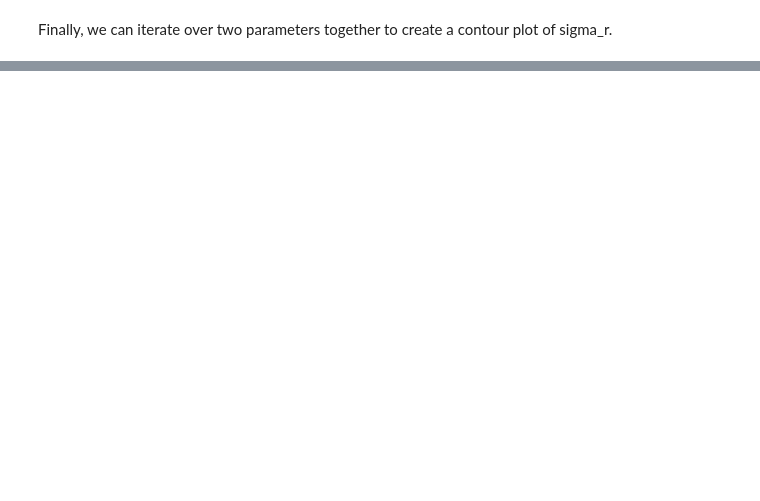
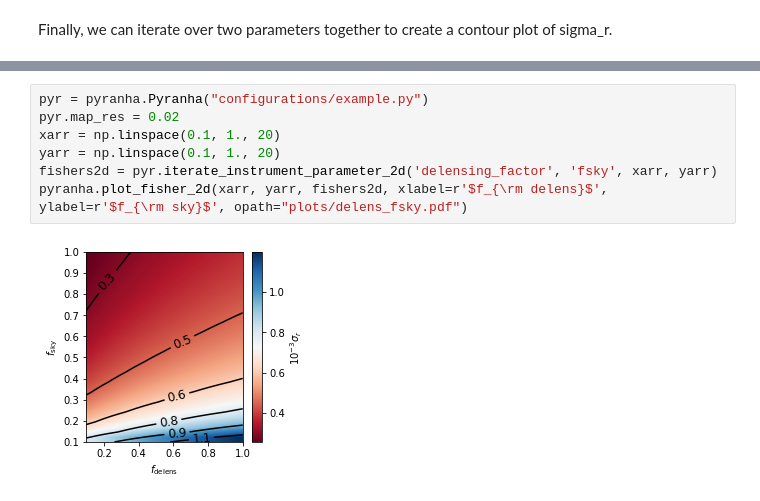
Before and after one commit to b-thorne/pyranha, a Jupyter notebook: example.ipynb, the cells around one changed output, grey strips where cells are left out. Saved outputs shown, nothing was run; the diff lists cells and outputs as text; blank space fills up the shorter version.

```diff
--- a/example.ipynb
+++ b/example.ipynb
@@ -52,0 +62,9 @@ pyranha.plot_fisher_2d(xarr, yarr, fishers2d, xlabel=r'$\ell_{\rm min}$', ylabel
+# %%
+pyr = pyranha.Pyranha("configurations/example.py")
+pyr.map_res = 0.02
+xarr = np.linspace(0.1, 1., 20)
+yarr = np.linspace(0.1, 1., 20)
+fishers2d = pyr.iterate_instrument_parameter_2d('delensing_factor', 'fsky', xarr, yarr)
+pyranha.plot_fisher_2d(xarr, yarr, fishers2d, xlabel=r'$f_{\rm delens}$', ylabel=r'$f_{\rm sky}$', opath="plots/delens_fsky.pdf")
+# %% [output]
+[figure, added]
```
Also changed, not shown: parts of 5 cells of this notebook.
